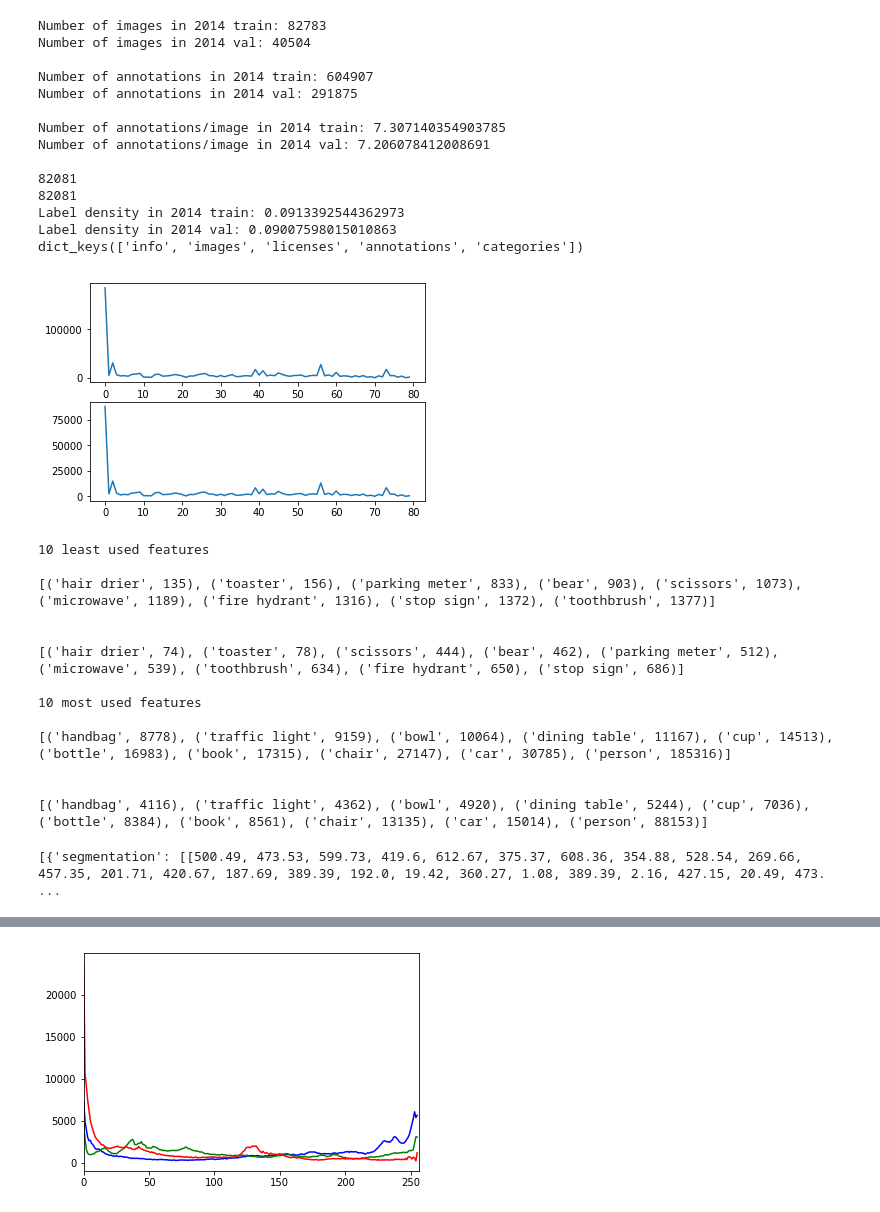
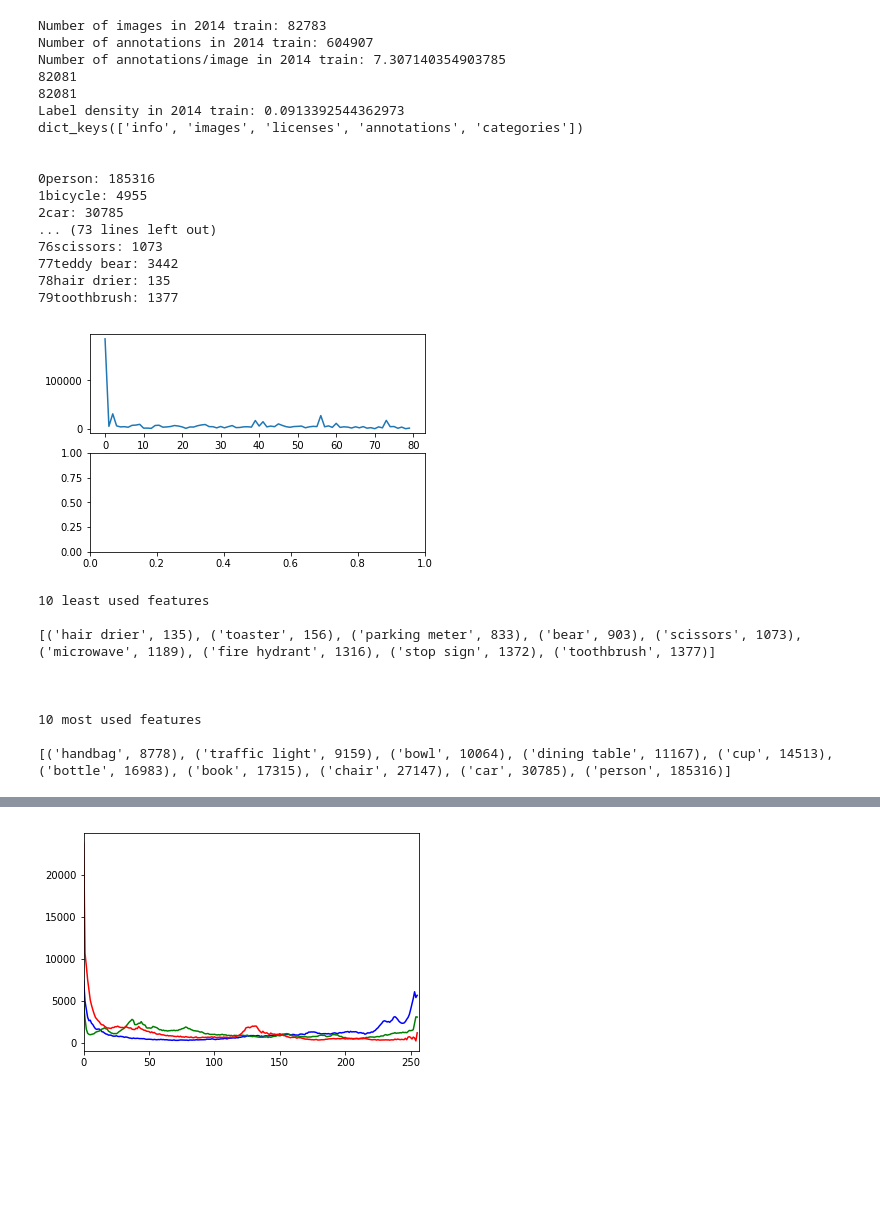
Before and after one commit to Anilith/Avanade, a Jupyter notebook: Thesis.ipynb, the cells around one changed output, grey strips where cells are left out. Drawn from its saved outputs; the diff is of its cells as text; code cells hidden in the pictures; blank space fills up the shorter version.

```diff
--- a/Thesis.ipynb
+++ b/Thesis.ipynb
@@ -17,24 +23,24 @@ import cv2
 # %%
-with open("data/annotations_trainval2014/annotations/instances_train2014.json") as read_file:
+with open("data/annotations/instances_train2014.json") as read_file:
     train = json.load(read_file)
-with open("data/annotations_trainval2014/annotations/instances_val2014.json") as read_file:
-    val = json.load(read_file)
+#with open("data/annotations_trainval2014/annotations/instances_val2014.json") as read_file:
+#    val = json.load(read_file)
 # %%
 categories = train["categories"]
 #print(categories)
 train_images = train["images"]
-val_images = val["images"]
+#val_images = val["images"]
 print("Number of images in 2014 train: "+str(len(train_images)))
-print("Number of images in 2014 val: "+str(len(val_images)) +"\n")
+#print("Number of images in 2014 val: "+str(len(val_images)) +"\n")
 train_annotations = train["annotations"]
 #print(train_annotations[1:20])
-val_annotations = val["annotations"]
+#val_annotations = val["annotations"]
 print("Number of annotations in 2014 train: "+str(len(train_annotations)))
-print("Number of annotations in 2014 val: "+str(len(val_annotations)) + "\n")
+#print("Number of annotations in 2014 val: "+str(len(val_annotations)) + "\n")
 print("Number of annotations/image in 2014 train: "+str(len(train_annotations)/len(train_images)))
-print("Number of annotations/image in 2014 val: " + str(len(val_annotations)/len(val_images)) + "\n")
+#print("Number of annotations/image in 2014 val: " + str(len(val_annotations)/len(val_images)) + "\n")
 train_categories = np.zeros(100, dtype=object)
-val_categories = np.zeros(100, dtype=object)
+#val_categories = np.zeros(100, dtype=object)
 #itemsets = [[] for i in range(581922)]
 itemsets = defaultdict(list)
 for annotation in train_annotations:
@@ -46,80 +52,78 @@ for entry in itemsets:
     if(entry not in unique_itemsets):
         unique_itemsets.append(entry)
 print(len(unique_itemsets))
-for annotation in val_annotations:
-    val_categories[annotation['category_id']] += 1
+#for annotation in val_annotations:
+#    val_categories[annotation['category_id']] += 1
 train_categories = train_categories[train_categories != 0]
-val_categories = val_categories[val_categories != 0]
+#val_categories = val_categories[val_categories != 0]
 print("Label density in 2014 train: "+str(len(train_annotations)/len(train_categories)/len(train_images)))
-print("Label density in 2014 val: "+str(len(val_annotations)/len(val_categories)/len(val_images)))
+#print("Label density in 2014 val: "+str(len(val_annotations)/len(val_categories)/len(val_images)))
 print(train.keys())
 print("\n")
 #print(images[1:10])
 #print("\n")
 #print(annotations[1:10])
 #print("\n")
 #print(categories)
 for i in range(0, len(train_categories)):
+    print(str(i) + categories[i]["name"] + ": " + str(train_categories[i]))
+    train_categories[i] = (categories[i]["name"], train_categories[i])
+#for i in range(0, len(val_categories)):
     #print(categories[i]["name"] + ": " + str(train_categories[i]))
-    train_categories[i] = (categories[i]["name"], train_categories[i])
-for i in range(0, len(val_categories)):
-    #print(categories[i]["name"] + ": " + str(train_categories[i]))
-    val_categories[i] = (categories[i]["name"], val_categories[i])
+#    val_categories[i] = (categories[i]["name"], val_categories[i])
 plt.figure(1)
 plt.subplot(211)
 plt.plot([i[1] for i in train_categories])
 plt.subplot(212)
-plt.plot([i[1] for i in val_categories])
+#plt.plot([i[1] for i in val_categories])
 plt.show()
 train_categories = sorted(train_categories, key=lambda tup: tup[1], reverse=False)
-val_categories = sorted(val_categories, key=lambda tup: tup[1], reverse=False)
+#val_categories = sorted(val_categories, key=lambda tup: tup[1], reverse=False)
 print("\n10 least used features \n")
 print(train_categories[0:9])
 print("\n")
-print(val_categories[0:9])
+#print(val_categories[0:9])
 print("\n10 most used features \n")
 print(train_categories[-10:])
 print("\n")
-print(val_categories[-10:])
+#print(val_categories[-10:])
 # %% [output]
 Number of images in 2014 train: 82783
-Number of images in 2014 val: 40504
-
 Number of annotations in 2014 train: 604907
-Number of annotations in 2014 val: 291875
-
 Number of annotations/image in 2014 train: 7.307140354903785
-Number of annotations/image in 2014 val: 7.206078412008691
-
 82081
 82081
 Label density in 2014 train: 0.0913392544362973
-Label density in 2014 val: 0.09007598015010863
 dict_keys(['info', 'images', 'licenses', 'annotations', 'categories'])
+
+
+0person: 185316
+1bicycle: 4955
+2car: 30785
+... (73 lines left out)
+76scissors: 1073
+77teddy bear: 3442
+78hair drier: 135
+79toothbrush: 1377
-[figure, old version]
+[figure, new version]
 10 least used features
 
 [('hair drier', 135), ('toaster', 156), ('parking meter', 833), ('bear', 903), ('scissors', 1073), ('microwave', 1189), ('fire hydrant', 1316), ('stop sign', 1372), ('toothbrush', 1377)]
 
 
-[('hair drier', 74), ('toaster', 78), ('scissors', 444), ('bear', 462), ('parking meter', 512), ('microwave', 539), ('toothbrush', 634), ('fire hydrant', 650), ('stop sign', 686)]
 
 10 most used features
 
 [('handbag', 8778), ('traffic light', 9159), ('bowl', 10064), ('dining table', 11167), ('cup', 14513), ('bottle', 16983), ('book', 17315), ('chair', 27147), ('car', 30785), ('person', 185316)]
-
-
-[('handbag', 4116), ('traffic light', 4362), ('bowl', 4920), ('dining table', 5244), ('cup', 7036), ('bottle', 8384), ('book', 8561), ('chair', 13135), ('car', 15014), ('person', 88153)]
 # %%
 image_id = 9 #9,25,30,34,36,49
-items = []
-for annotation in train_annotations:
-    if annotation['image_id'] == image_id:
-        #print(annotation)
-        items.append(annotation)
-print(items)
+def findAnnotations(id, property):
+    items = []
+    for annotation in train_annotations:
+        if annotation[property] == id:
+            items.append(annotation)
+    return items
+items = findAnnotations(image_id, 'image_id')
-# %% [output]
-[{'segmentation': [[500.49, 473.53, 599.73, 419.6, 612.67, 375.37, 608.36, 354.88, 528.54, 269.66, 457.35, 201.71, 420.67, 187.69, 389.39, 192.0, 19.42, 360.27, 1.08, 389.39, 2.16, 427.15, 20.49, 473. ...
 # %%
 def findValueDictionary(dict,key,value, returnkey):
     for entry in dict:
```
Also changed, not shown: parts of 11 cells of this notebook.
